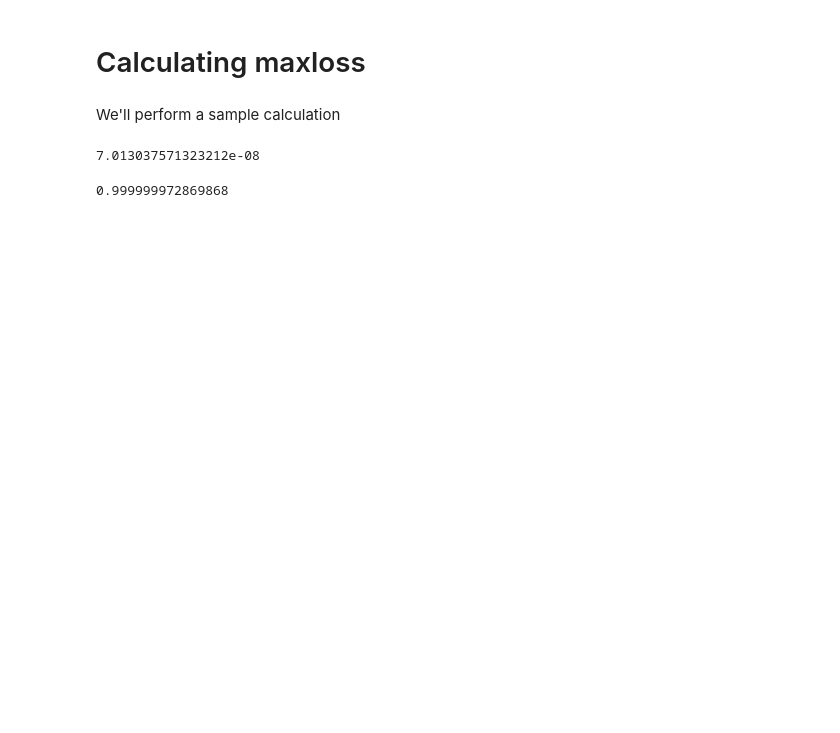
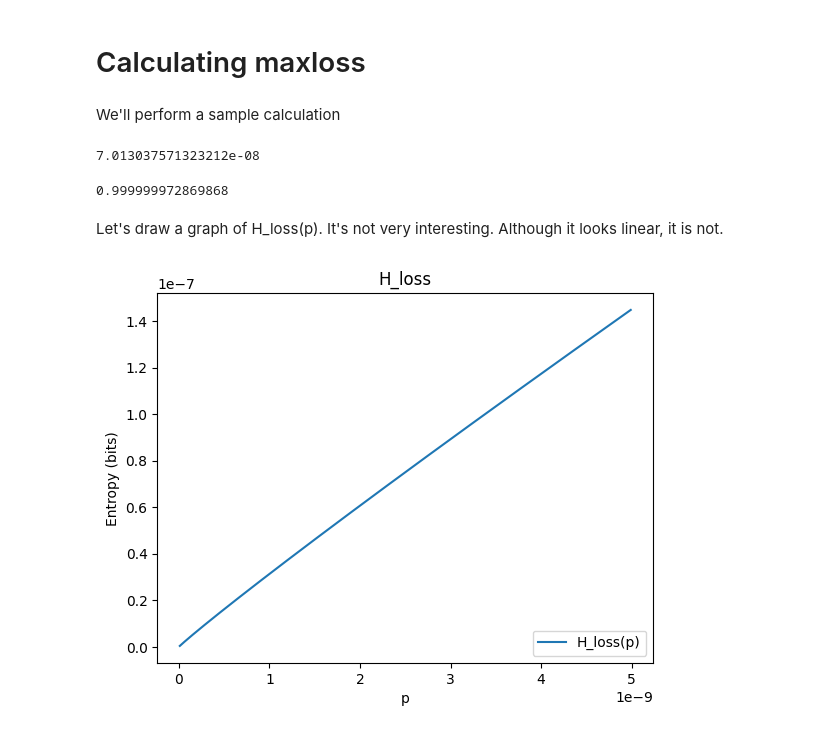
Before and after one commit to calum74/entropy, a Jupyter notebook: entropy.ipynb, the cells around one changed output. Saved outputs shown, nothing was run; the diff lists cells and outputs as text; code cells hidden in the pictures; blank space fills up the shorter version.

```diff
--- a/entropy.ipynb
+++ b/entropy.ipynb
@@ -229,9 +231,9 @@ shuffle(d, src)
 # %% [markdown]
 We'll perform a sample calculation
 # %%
-def maxloss(p:float) -> float:
+def H_loss(p:float) -> float:
     return -(p/(1-p)) * math.log2(p) - math.log2(1-p)
 
 def minefficiency(n, N) -> float:
-    return math.log2(n) / (math.log2(n) + maxloss((n-1)/N))
+    return math.log2(n) / (math.log2(n) + H_loss((n-1)/N))
 # %%
@@ -242,3 +244,20 @@ maxloss((6-1)/(2**31))
 minefficiency(6, 2**31)
 # %% [output]
 0.999999972869868
+# %% [markdown]
+Let's draw a graph of H_loss(p). It's not very interesting. Although it looks linear, it is not.
+# %%
+
+numbers = [x* 1e-11 for x in range(1, 500)]
+loss = [H_loss(p) for p in numbers]
+
+plt.clf()
+plt.title('H_loss')
+
+plt.xlabel('p')
+plt.ylabel('Entropy (bits)')
+plt.plot(numbers, loss, label='H_loss(p)')
+plt.legend(loc='lower right')
+plt.show()
+# %% [output]
+[figure, added]
```
Also changed, not shown: parts of 6 cells of this notebook, 3 other files.
